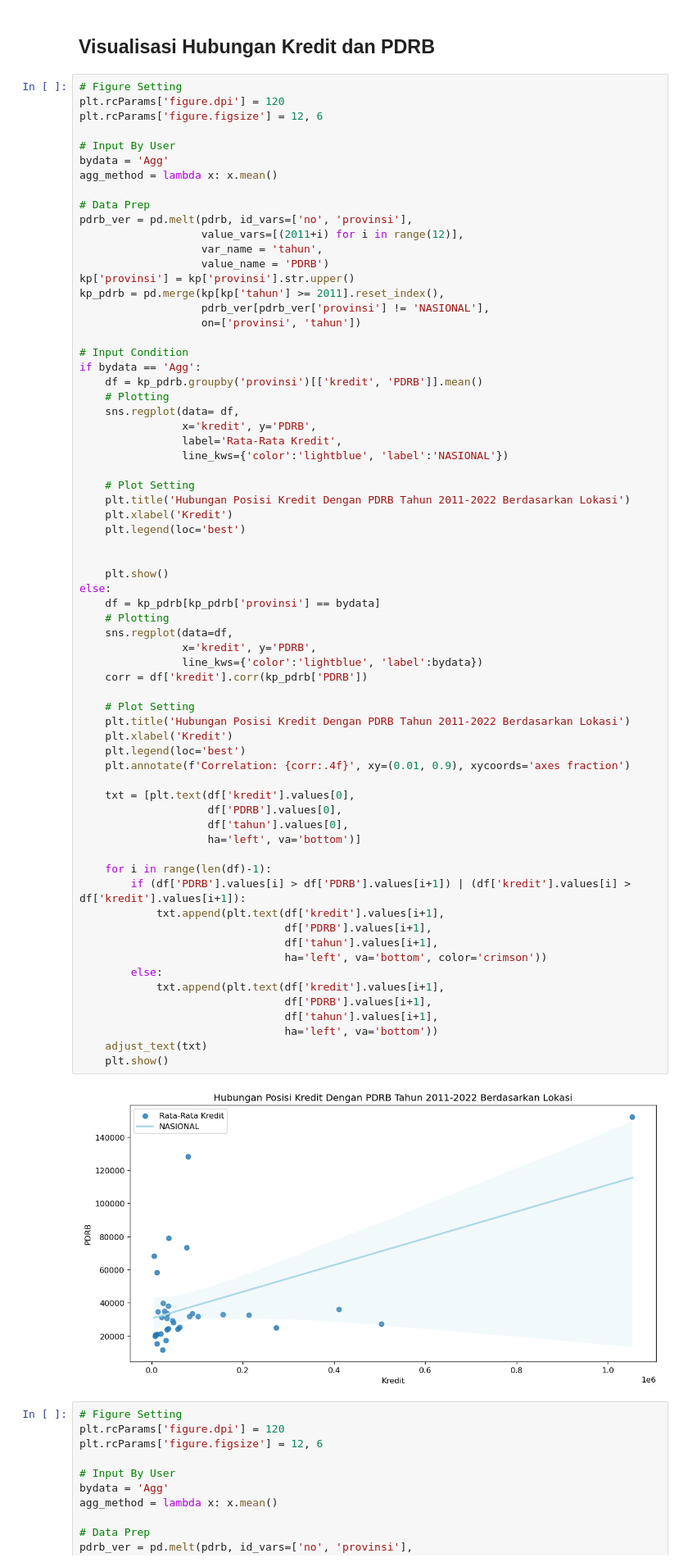
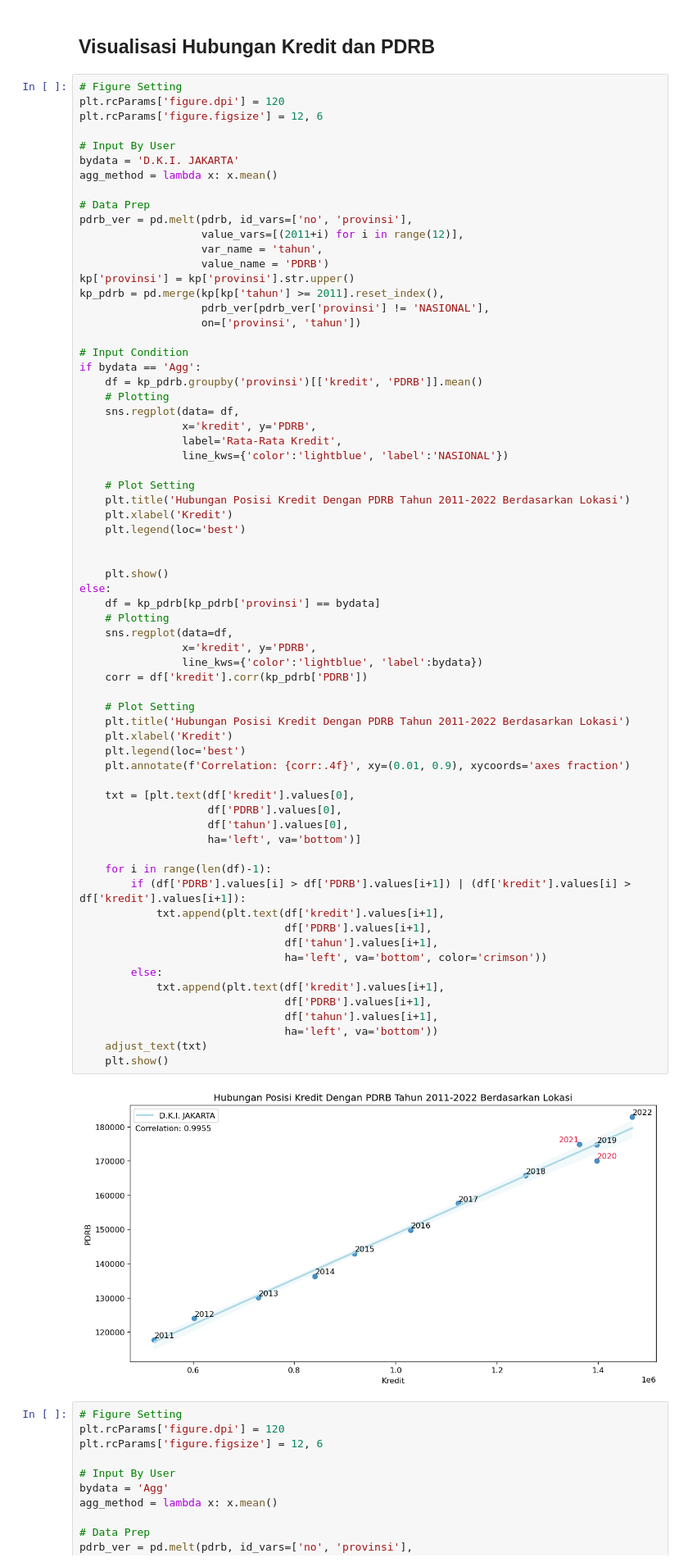
Before and after one commit to eddyref/Capstone_Project_TETRIS, a Jupyter notebook: Data Analysis.ipynb, the cells around one changed output. Shown at 82% size. Cells and saved outputs as stored; diff of their text form.

```diff
--- a/Data Analysis.ipynb
+++ b/Data Analysis.ipynb
@@ -220,7 +219,7 @@ plt.rcParams['figure.dpi'] = 120
 plt.rcParams['figure.figsize'] = 12, 6
 
 # Input By User
-bydata = 'Agg'
+bydata = 'D.K.I. JAKARTA'
 agg_method = lambda x: x.mean()
 
 # Data Prep
@@ -255,34 +254,34 @@ else:
     sns.regplot(data=df,
                 x='kredit', y='PDRB',
                 line_kws={'color':'lightblue', 'label':bydata})
     corr = df['kredit'].corr(kp_pdrb['PDRB'])
 
     # Plot Setting
     plt.title('Hubungan Posisi Kredit Dengan PDRB Tahun 2011-2022 Berdasarkan Lokasi')
     plt.xlabel('Kredit')
     plt.legend(loc='best')
     plt.annotate(f'Correlation: {corr:.4f}', xy=(0.01, 0.9), xycoords='axes fraction')
 
     txt = [plt.text(df['kredit'].values[0],
                     df['PDRB'].values[0],
                     df['tahun'].values[0],
                     ha='left', va='bottom')]
 
     for i in range(len(df)-1):
         if (df['PDRB'].values[i] > df['PDRB'].values[i+1]) | (df['kredit'].values[i] > df['kredit'].values[i+1]):
             txt.append(plt.text(df['kredit'].values[i+1],
                                 df['PDRB'].values[i+1],
                                 df['tahun'].values[i+1],
                                 ha='left', va='bottom', color='crimson'))
         else:
             txt.append(plt.text(df['kredit'].values[i+1],
                                 df['PDRB'].values[i+1],
                                 df['tahun'].values[i+1],
                                 ha='left', va='bottom'))
     adjust_text(txt)
     plt.show()
 # %% [output]
-[figure, old version]
+[figure, new version]
 # %%
 # Figure Setting
 plt.rcParams['figure.dpi'] = 120
```
Also changed, not shown: parts of 3 cells of this notebook.
